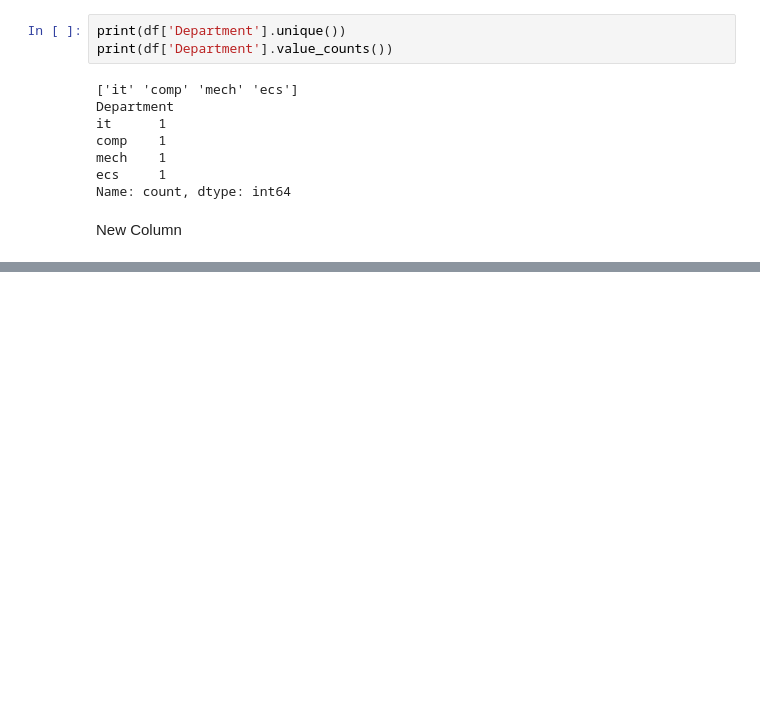
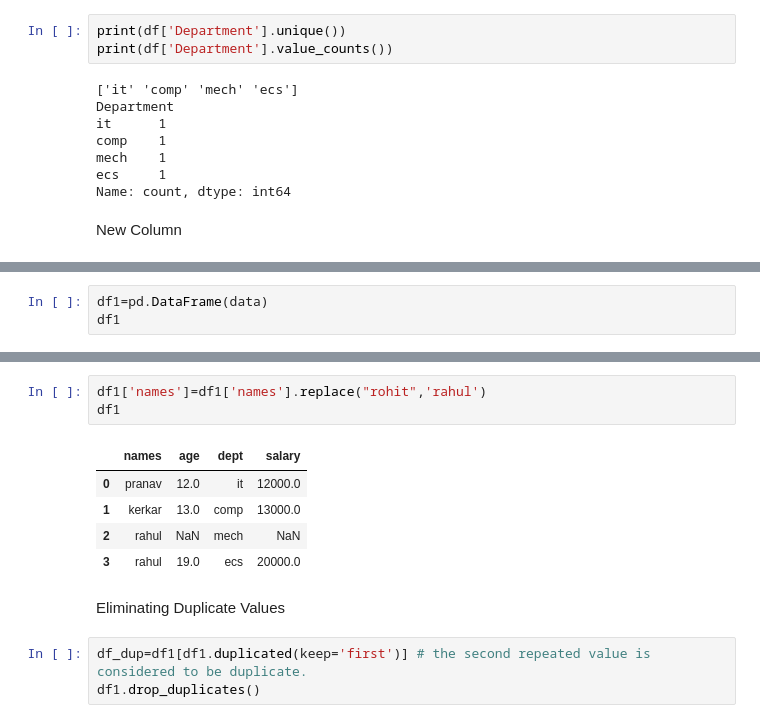
Before and after one commit to pranavkerkar31/AI-ML, a Jupyter notebook: pandas2.ipynb, the cells around one changed output, grey strips where cells are left out. Cells and saved outputs as stored; diff of their text form; blank space fills up the shorter version.

Commit message:
Data cleaning

```diff
--- a/pandas2.ipynb
+++ b/pandas2.ipynb
@@ -144,0 +160,3 @@ df
+# %%
+df1=pd.DataFrame(data)
+df1
@@ -144,0 +199,14 @@ df
+# %%
+df1['names']=df1['names'].replace("rohit",'rahul')
+df1
+# %% [output]
+|  | names | age | dept | salary |
+| 0 | pranav | 12.0 | it | 12000.0 |
+| 1 | kerkar | 13.0 | comp | 13000.0 |
+| 2 | rahul | NaN | mech | NaN |
+| 3 | rahul | 19.0 | ecs | 20000.0 |
+# %% [markdown]
+Eliminating Duplicate Values
+# %%
+df_dup=df1[df1.duplicated(keep='first')] # the second repeated value is considered to be duplicate.
+df1.drop_duplicates()
```
Also changed, not shown: parts of 14 cells of this notebook.
